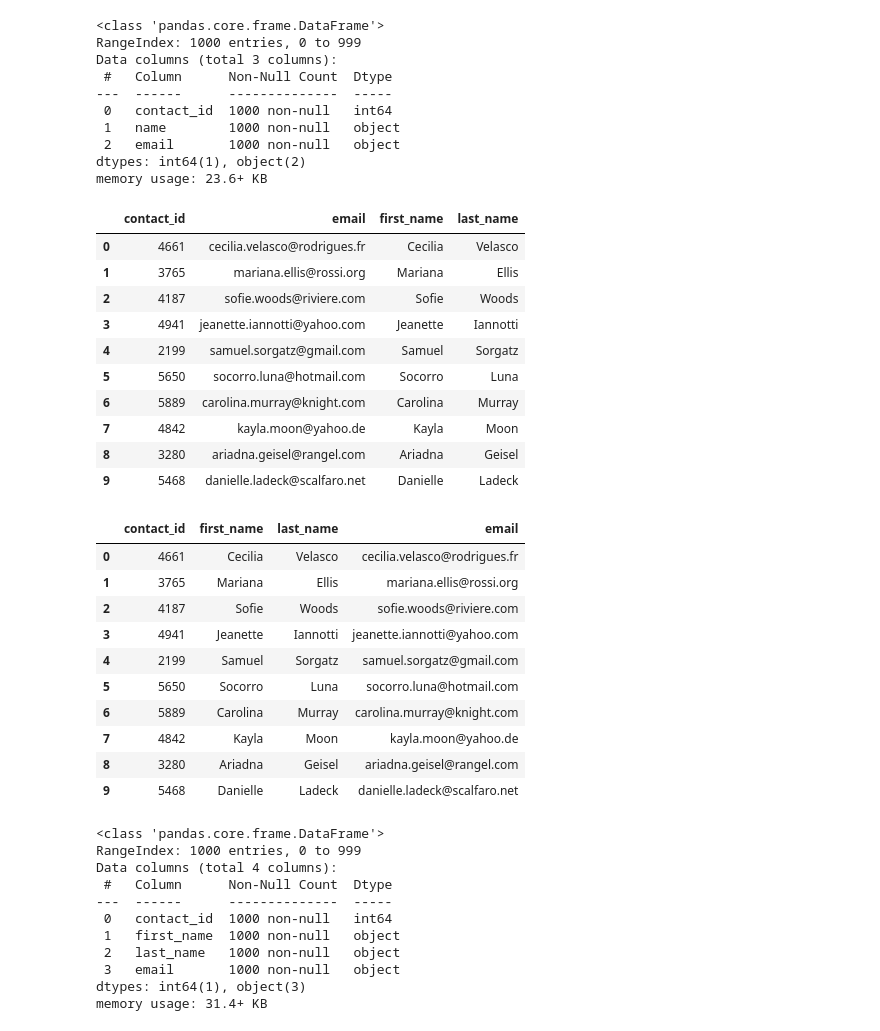
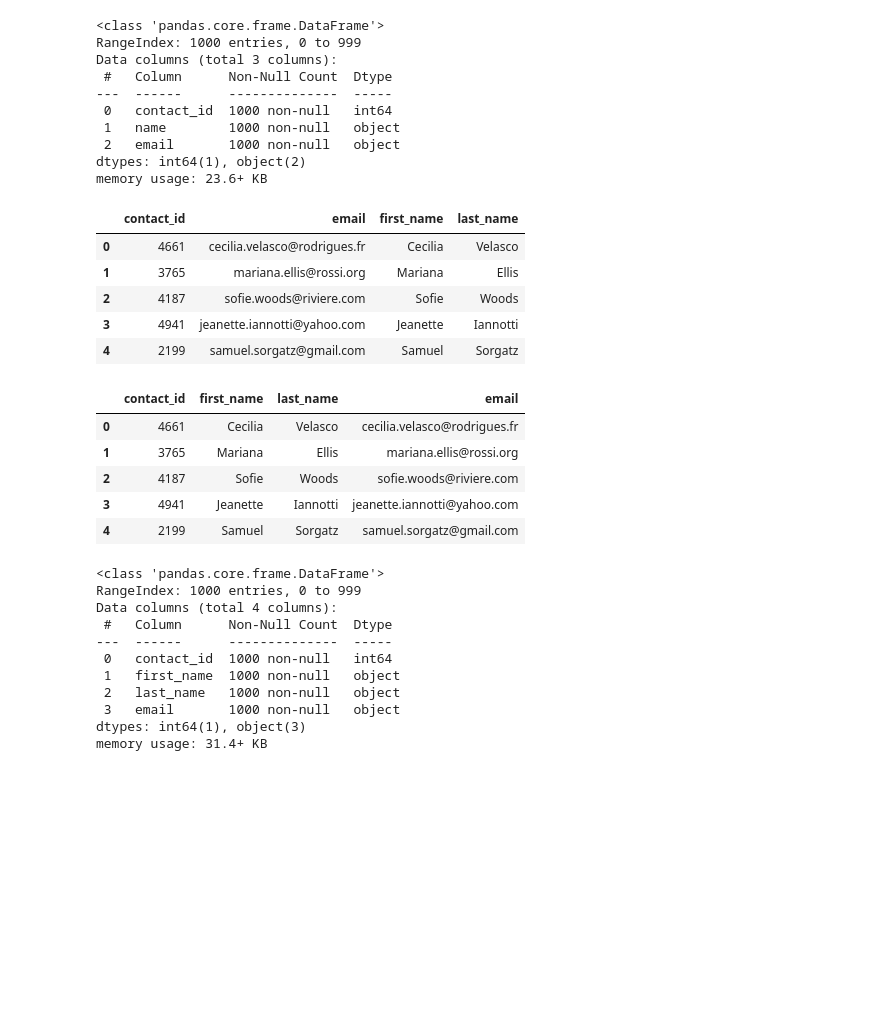
Before and after one commit to jwadamucci/Crowdfunding_ETL, a Jupyter notebook: ETL_Mini_Project_Starter_Code - GBadrain.ipynb, the cells around one changed output. Drawn from its saved outputs; the diff is of its cells as text; code cells hidden in the pictures; blank space fills up the shorter version.

```diff
--- a/ETL_Mini_Project_Starter_Code - GBadrain.ipynb
+++ b/ETL_Mini_Project_Starter_Code - GBadrain.ipynb
@@ -316,7 +316,9 @@ campaign_cleaned.to_csv("Resources/campaign.csv", index=False)
 ### Extract the contacts.xlsx Data.
 # %%
 # Read the data into a Pandas DataFrame. Use the `header=2` parameter when reading in the data.
-contact_info_df = pd.read_excel('Resources/contacts.xlsx', header=2)
+# The instructions say header=2 but when making it equal to 2 the next set of instructions give out an error
+# but when changing it to header=3 code works perfectly. It looks prettier too.
+contact_info_df = pd.read_excel('Resources/contacts.xlsx', header=3)
 contact_info_df.head()
 # %% [output]
 |  | contact_info |
@@ -349,0 +342,24 @@ print(dict_values)
+# %%
+import json
+# Will store JSON values in a list
+dict_values = []
+
+# Check if the DataFrame is not empty
+if not contact_info_df.empty:
+    # Iterate over rows
+    for i, row in contact_info_df.iterrows():
+        if len(row) > 0:  # Check if the row has at least one column
+            data = row.iloc[0]  # Access the first column value
+            if isinstance(data, str) and data.strip():  # Check if it's a valid non-empty string
+                try:
+                    converted = json.loads(data)  # Parse JSON string
+                    dict_values.append(list(converted.values()))  # Append values as a list
+                except json.JSONDecodeError as e:
+                    print(f"Error decoding JSON at row {i}: {e}")
+            else:
+                print(f"Skipping row {i}: Invalid or empty data")
+        else:
+            print(f"Skipping row {i}: Row does not have any columns")
+
+# Display the extracted values
+print(dict_values)
@@ -350,6 +368,9 @@ print(dict_values)
 # %%
 # Create a contact_info DataFrame and add each list of values, i.e., each row
 # to the 'contact_id', 'name', 'email' columns.
+columns = ['contact_id', 'name', 'email'] # Create a list of column names
+contactdf = pd.DataFrame(dict_values, columns = columns) #  Create a DataFrame with the extracted values and column names
+contactdf.head()
 # %% [output]
 |  | contact_id | name | email |
 | 0 | 4661 | Cecilia Velasco | cecilia.velasco@rodrigues.fr |
@@ -372,23 +394,22 @@ dtypes: int64(1), object(2)
 memory usage: 23.6+ KB
 # %%
 # Create a "first"name" and "last_name" column with the first and last names from the "name" column.
-
+contactdf[['first_name', 'last_name']]=contactdf['name'].str.split(' ', expand=True)
 
 # Drop the contact_name column
+contactdf.drop(columns=['name'], inplace=True)
+contactdf.head()
 # %% [output]
 |  | contact_id | email | first_name | last_name |
 | 0 | 4661 | cecilia.velasco@rodrigues.fr | Cecilia | Velasco |
 | 1 | 3765 | mariana.ellis@rossi.org | Mariana | Ellis |
 | 2 | 4187 | sofie.woods@riviere.com | Sofie | Woods |
 | 3 | 4941 | jeanette.iannotti@yahoo.com | Jeanette | Iannotti |
 | 4 | 2199 | samuel.sorgatz@gmail.com | Samuel | Sorgatz |
-| 5 | 5650 | socorro.luna@hotmail.com | Socorro | Luna |
-| 6 | 5889 | carolina.murray@knight.com | Carolina | Murray |
-| 7 | 4842 | kayla.moon@yahoo.de | Kayla | Moon |
-| 8 | 3280 | ariadna.geisel@rangel.com | Ariadna | Geisel |
-| 9 | 5468 | danielle.ladeck@scalfaro.net | Danielle | Ladeck |
 # %%
 # Reorder the columns
+contacts_df_clean = contactdf[['contact_id', 'first_name', 'last_name', 'email']]
+contacts_df_clean.head()
 # %% [output]
 |  | contact_id | first_name | last_name | email |
 | 0 | 4661 | Cecilia | Velasco | cecilia.velasco@rodrigues.fr |
@@ -396,10 +417,5 @@ memory usage: 23.6+ KB
 | 2 | 4187 | Sofie | Woods | sofie.woods@riviere.com |
 | 3 | 4941 | Jeanette | Iannotti | jeanette.iannotti@yahoo.com |
 | 4 | 2199 | Samuel | Sorgatz | samuel.sorgatz@gmail.com |
-| 5 | 5650 | Socorro | Luna | socorro.luna@hotmail.com |
-| 6 | 5889 | Carolina | Murray | carolina.murray@knight.com |
-| 7 | 4842 | Kayla | Moon | kayla.moon@yahoo.de |
-| 8 | 3280 | Ariadna | Geisel | ariadna.geisel@rangel.com |
-| 9 | 5468 | Danielle | Ladeck | danielle.ladeck@scalfaro.net |
 # %%
 # Check the datatypes one more time before exporting as CSV file.
```
Also changed, not shown: parts of 14 cells of this notebook, 1 other file.
